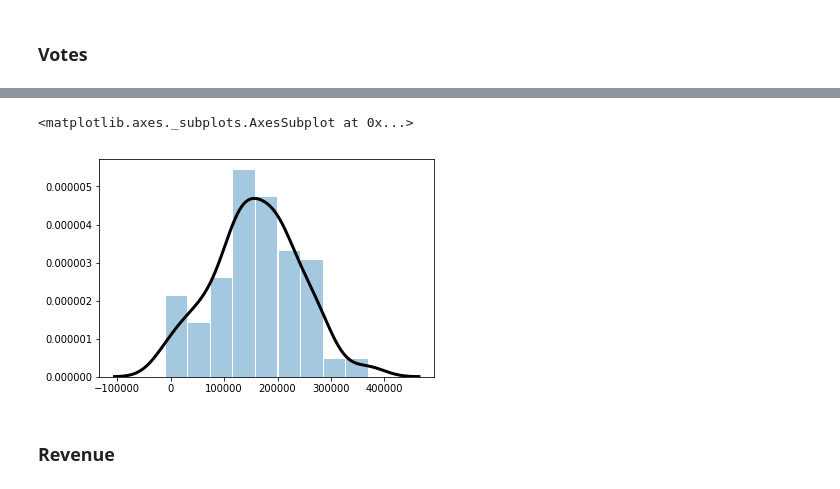
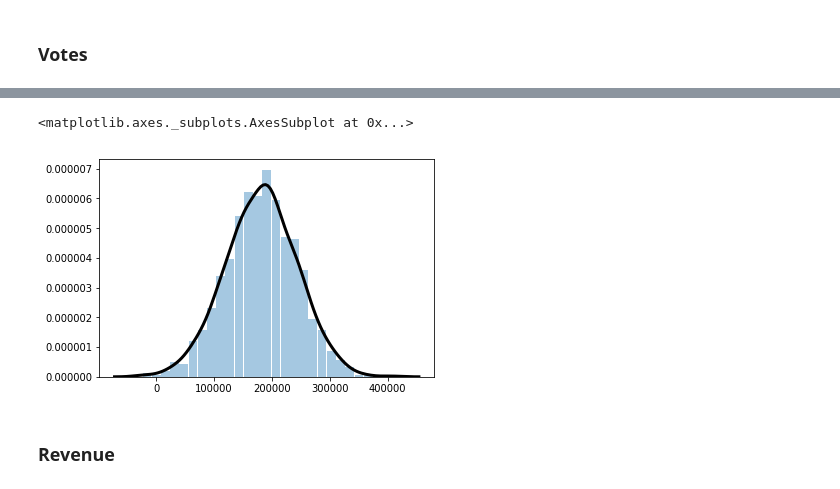
Before and after one commit to donalcarr/DC_Real-World-Simulation, a Jupyter notebook: Project 2018 - Simulation Movies.ipynb, the cells around one changed output, grey strips where cells are left out. Saved outputs shown, nothing was run; the diff lists cells and outputs as text; code cells hidden in the pictures.

```diff
--- a/Project 2018 - Simulation Movies.ipynb
+++ b/Project 2018 - Simulation Movies.ipynb
@@ -137,9 +153,9 @@ max     342429
 Name: Votes, dtype: float64>
 # %%
-v = np.random.normal(158517,89803, 100)
-sns.distplot(rev,hist_kws={"rwidth" :.95},kde_kws={"color": "k", "lw": 3,})
+v = np.random.normal(178183,62252, 1000)
+sns.distplot(v,hist_kws={"rwidth" :.95},kde_kws={"color": "k", "lw": 3,})
 # %% [output]
 <matplotlib.axes._subplots.AxesSubplot at 0x...>
-[figure, old version]
+[figure, new version]
 # %% [markdown]
 ### Revenue
```
Also changed, not shown: parts of 20 cells of this notebook.
